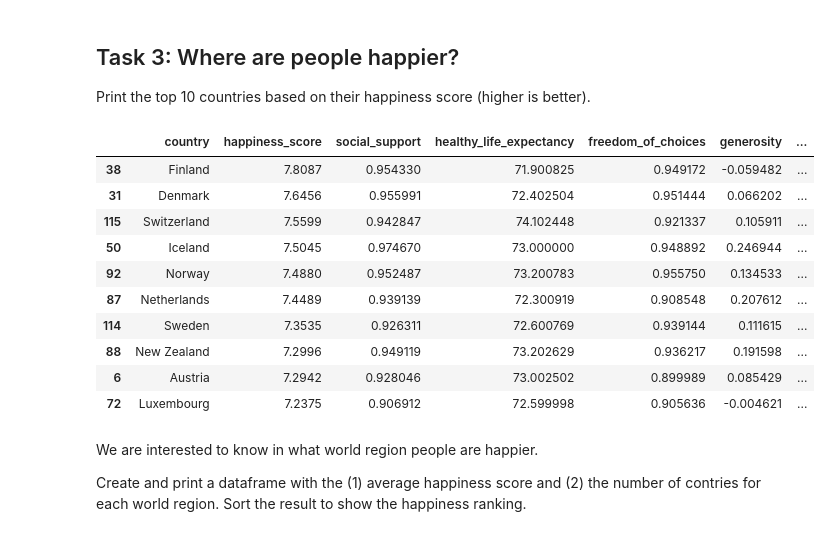
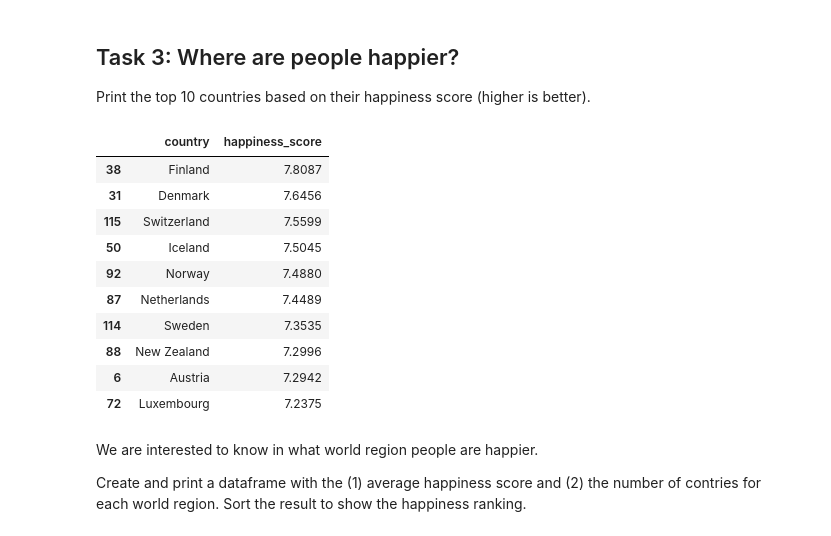
Before and after one commit to eirikur7/2024, a Jupyter notebook: Exercises/01 - Handling data/Happiness.ipynb, the cells around one changed output. Drawn from its saved outputs; the diff is of its cells as text; code cells hidden in the pictures.

```diff
--- a/Exercises/01 - Handling data/Happiness.ipynb
+++ b/Exercises/01 - Handling data/Happiness.ipynb
@@ -54,3 +54,6 @@ happiness.head()
 | 2 | Algeria | 5.0051 | 0.803385 | 65.905174 | 0.466611 | -0.121105 | ... |
 | 3 | Argentina | 5.9747 | 0.900568 | 68.803802 | 0.831132 | -0.194914 | ... |
 | 4 | Armenia | 4.6768 | 0.757479 | 66.750656 | 0.712018 | -0.138780 | ... |
+# %%
+countries = pd.read_csv(COUNTRIES_DATASET, decimal=',')
+countries.head()
@@ -62,10 +72,9 @@ Create a dataframe called *country_features* by merging *happiness* and *countri
 **Hint**: Verify that all the rows are in the final dataframe.
 # %%
 # Write your code here
-countries = pd.read_csv(COUNTRIES_DATASET)
 
-country_features = happiness.merge(countries, how='inner', left_index=True, right_index=True)
-country_features.drop(columns=['country_name'], inplace=True)
+happiness['country_name'] = happiness['country'].apply(lambda r: r.lower())
+country_features = happiness.merge(countries, on='country_name').drop('country_name', axis=1)
 country_features.head()
 # %% [output]
 |  | country | happiness_score | social_support | healthy_life_expectancy | freedom_of_choices | generosity | ... |
@@ -91,19 +100,21 @@ True
 Print the top 10 countries based on their happiness score (higher is better).
 # %%
 # Write your code here: Print the top 10 countries based on their happiness score (higher is better).
-country_features.sort_values(by='happiness_score', ascending=False).head(10)
+# country_features.sort_values(by='happiness_score', ascending=False).head(10)
+
+country_features.sort_values("happiness_score", ascending=False)[['country', 'happiness_score']].head(10)
 # %% [output]
-|  | country | happiness_score | social_support | healthy_life_expectancy | freedom_of_choices | generosity | ... |
-| 38 | Finland | 7.8087 | 0.954330 | 71.900825 | 0.949172 | -0.059482 | ... |
-| 31 | Denmark | 7.6456 | 0.955991 | 72.402504 | 0.951444 | 0.066202 | ... |
-| 115 | Switzerland | 7.5599 | 0.942847 | 74.102448 | 0.921337 | 0.105911 | ... |
-| 50 | Iceland | 7.5045 | 0.974670 | 73.000000 | 0.948892 | 0.246944 | ... |
-| 92 | Norway | 7.4880 | 0.952487 | 73.200783 | 0.955750 | 0.134533 | ... |
-| 87 | Netherlands | 7.4489 | 0.939139 | 72.300919 | 0.908548 | 0.207612 | ... |
-| 114 | Sweden | 7.3535 | 0.926311 | 72.600769 | 0.939144 | 0.111615 | ... |
-| 88 | New Zealand | 7.2996 | 0.949119 | 73.202629 | 0.936217 | 0.191598 | ... |
-| 6 | Austria | 7.2942 | 0.928046 | 73.002502 | 0.899989 | 0.085429 | ... |
-| 72 | Luxembourg | 7.2375 | 0.906912 | 72.599998 | 0.905636 | -0.004621 | ... |
+|  | country | happiness_score |
+| 38 | Finland | 7.8087 |
+| 31 | Denmark | 7.6456 |
+| 115 | Switzerland | 7.5599 |
+| 50 | Iceland | 7.5045 |
+| 92 | Norway | 7.4880 |
+| 87 | Netherlands | 7.4489 |
+| 114 | Sweden | 7.3535 |
+| 88 | New Zealand | 7.2996 |
+| 6 | Austria | 7.2942 |
+| 72 | Luxembourg | 7.2375 |
 # %% [markdown]
 We are interested to know in what world region people are happier.
 
```
Also changed, not shown: parts of 12 cells of this notebook, 3 other files.
